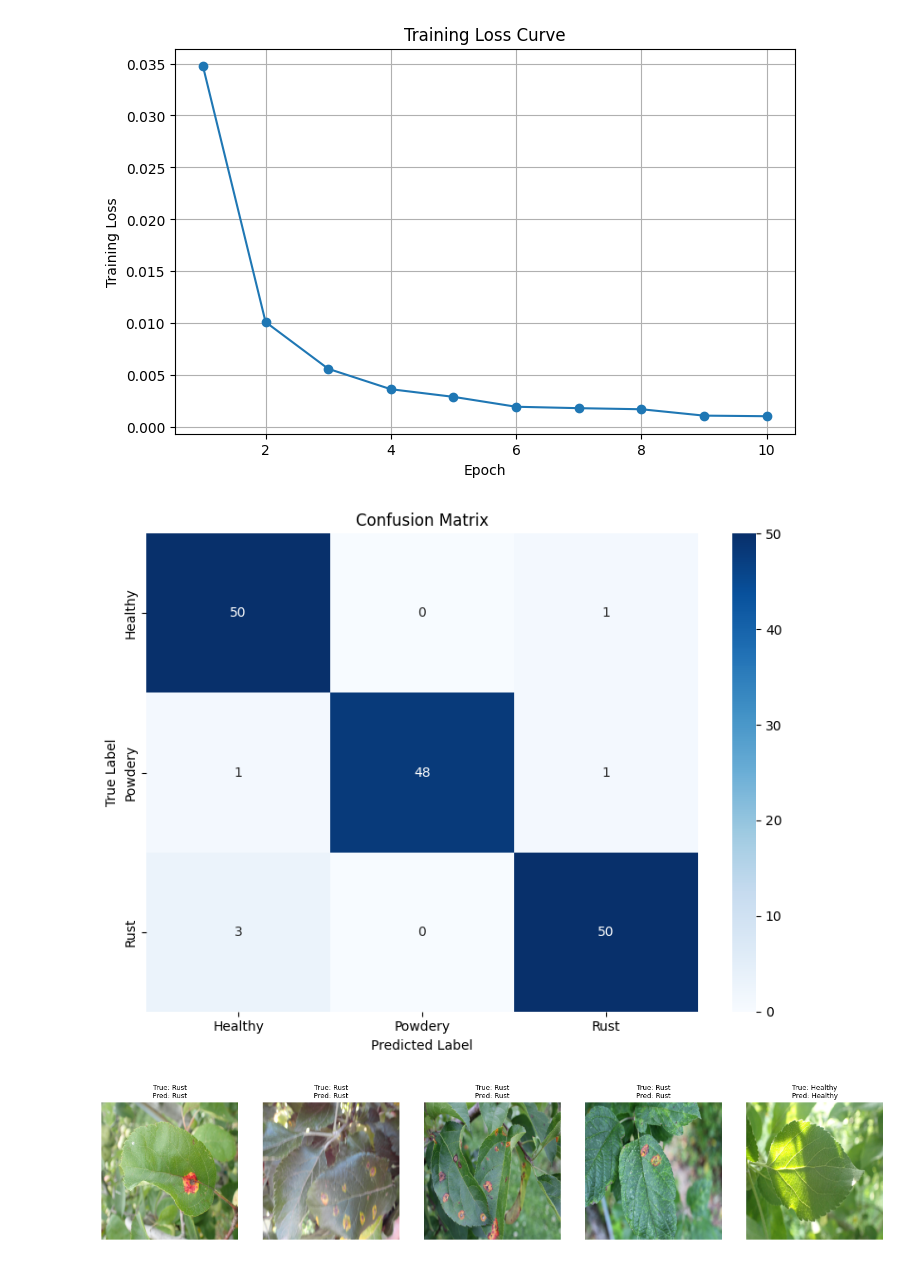
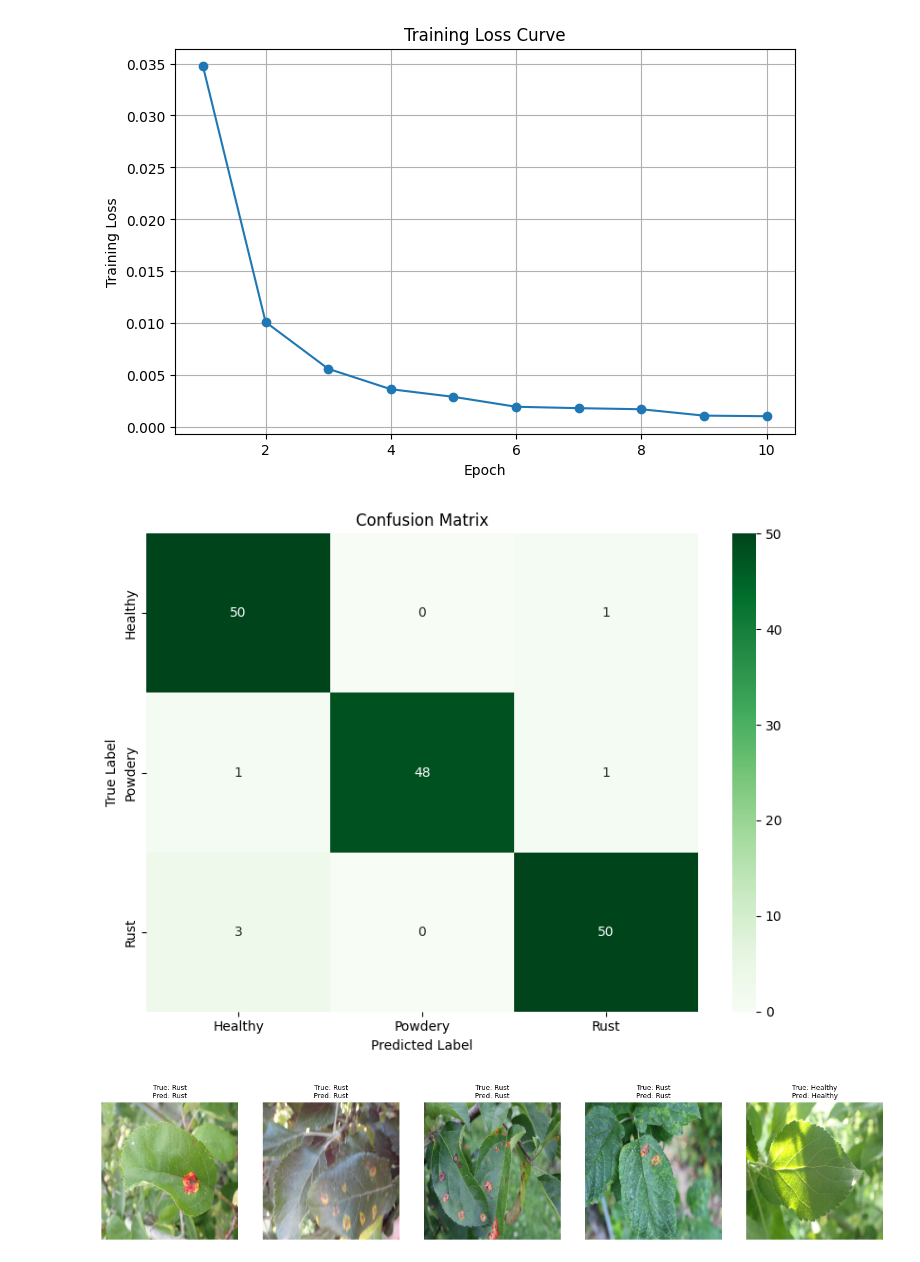
Before and after one commit to Rjain3108/Convolutional-Neural-Network-Practice, a Jupyter notebook: Plant Disease Prediction/CNN_assignment_template.ipynb, the cells around one changed output. Drawn from its saved outputs; the diff is of its cells as text; code cells hidden in the pictures.

```diff
--- a/Plant Disease Prediction/CNN_assignment_template.ipynb
+++ b/Plant Disease Prediction/CNN_assignment_template.ipynb
@@ -896,23 +898,23 @@ plt.show()
 # %%
 ##Confusion Matrix
 transfer_cnn_confusion_matrix = confusion_matrix(transfer_cnn_all_labels, transfer_cnn_all_preds)
 
 plt.figure(figsize=(8, 6))
 sns.heatmap(
     transfer_cnn_confusion_matrix,
     annot=True,
     fmt="d",
-    cmap="Blues",
+    cmap="Greens",
     xticklabels=class_names,
     yticklabels=class_names
 )
 plt.xlabel("Predicted Label")
 plt.ylabel("True Label")
 plt.title("Confusion Matrix")
 plt.tight_layout()
 plt.show()
 # %% [output]
-[figure, old version]
+[figure, new version]
 # %%
 ## Visualize some predictions
 # Number of samples to display
```
Also changed, not shown: parts of 14 cells of this notebook.
